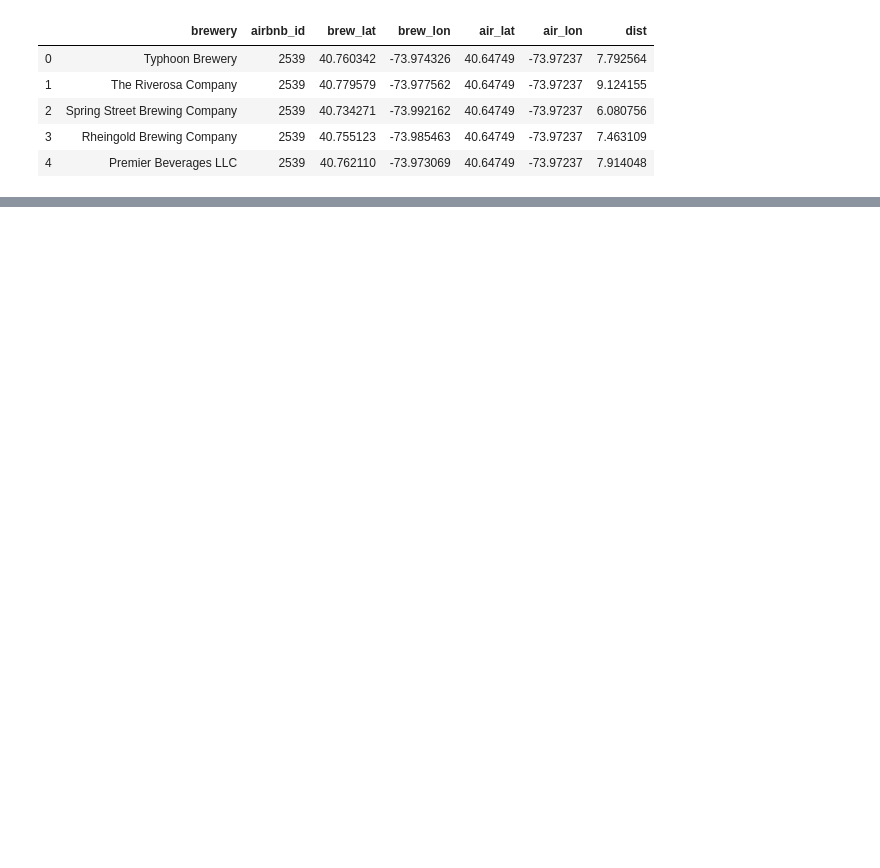
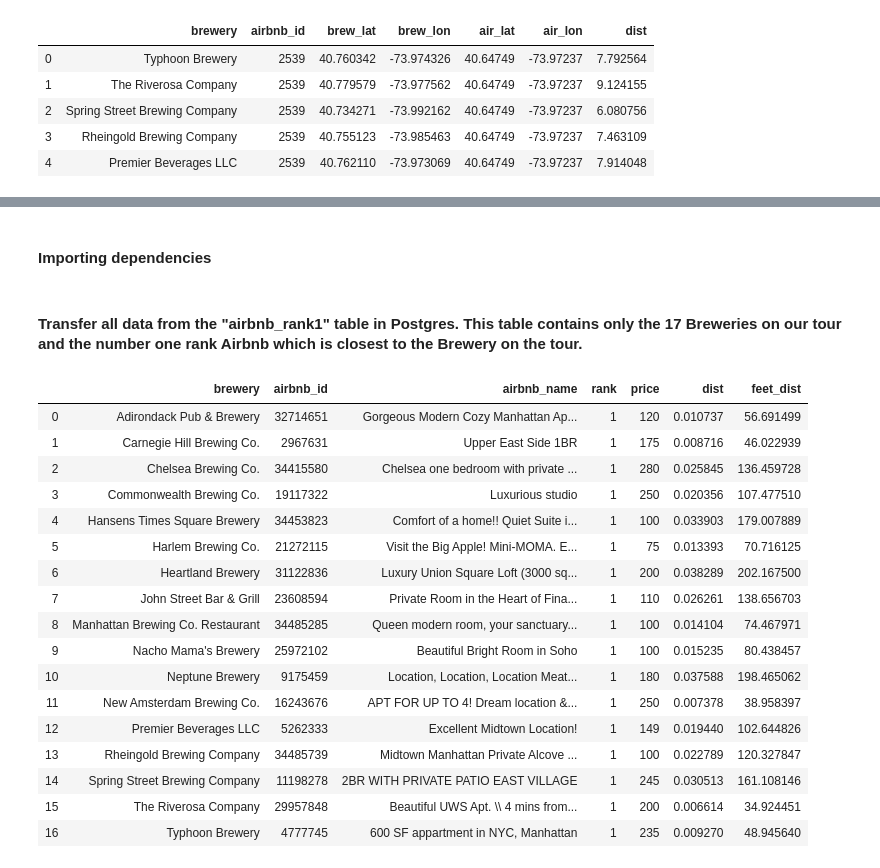
Before and after one commit to Kenneth-Edwards/ETL-Project_Brewery-Tour, a Jupyter notebook: ETL_PROJECT_Jupyter_geocoding.ipynb, the cells around one changed output, grey strips where cells are left out. Saved outputs shown, nothing was run; the diff lists cells and outputs as text; code cells hidden in the pictures; blank space fills up the shorter version.

Commit message:
Updates to Jupyter NB, SQL Query and added Heat Maps

```diff
--- a/ETL_PROJECT_Jupyter_geocoding.ipynb
+++ b/ETL_PROJECT_Jupyter_geocoding.ipynb
@@ -517,0 +551,2 @@ session.close()
+# %% [markdown]
+#### Importing dependencies
@@ -517,0 +568,30 @@ session.close()
+# %% [markdown]
+#### Transfer all data from the "airbnb_rank1" table in Postgres. This table contains only the 17 Breweries on our tour and the number one rank  Airbnb which is closest to the Brewery on the tour.
+# %%
+from postgreslogin import postgres_key
+
+MyPostLogin = postgres_key
+rds_connection_string = MyPostLogin
+engine = create_engine(f'postgresql://{rds_connection_string}')
+air_rank1_df = pd.read_sql_query('select * from airbnb_rank1', con=engine)
+# %%
+air_rank1_df
+# %% [output]
+|  | brewery | airbnb_id | airbnb_name | rank | price | dist | feet_dist |
+| 0 | Adirondack Pub & Brewery | 32714651 | Gorgeous Modern Cozy Manhattan Ap... | 1 | 120 | 0.010737 | 56.691499 |
+| 1 | Carnegie Hill Brewing Co. | 2967631 | Upper East Side 1BR | 1 | 175 | 0.008716 | 46.022939 |
+| 2 | Chelsea Brewing Co. | 34415580 | Chelsea one bedroom with private ... | 1 | 280 | 0.025845 | 136.459728 |
+| 3 | Commonwealth Brewing Co. | 19117322 | Luxurious studio | 1 | 250 | 0.020356 | 107.477510 |
+| 4 | Hansens Times Square Brewery | 34453823 | Comfort of a home!! Quiet Suite i... | 1 | 100 | 0.033903 | 179.007889 |
+| 5 | Harlem Brewing Co. | 21272115 | Visit the Big Apple! Mini-MOMA. E... | 1 | 75 | 0.013393 | 70.716125 |
+| 6 | Heartland Brewery | 31122836 | Luxury Union Square Loft (3000 sq... | 1 | 200 | 0.038289 | 202.167500 |
+| 7 | John Street Bar & Grill | 23608594 | Private Room in the Heart of Fina... | 1 | 110 | 0.026261 | 138.656703 |
+| 8 | Manhattan Brewing Co. Restaurant | 34485285 | Queen modern room, your sanctuary... | 1 | 100 | 0.014104 | 74.467971 |
+| 9 | Nacho Mama's Brewery | 25972102 | Beautiful Bright Room in Soho | 1 | 100 | 0.015235 | 80.438457 |
+| 10 | Neptune Brewery | 9175459 | Location, Location, Location Meat... | 1 | 180 | 0.037588 | 198.465062 |
+| 11 | New Amsterdam Brewing Co. | 16243676 | APT FOR UP TO 4! Dream location &... | 1 | 250 | 0.007378 | 38.958397 |
+| 12 | Premier Beverages LLC | 5262333 | Excellent Midtown Location! | 1 | 149 | 0.019440 | 102.644826 |
+| 13 | Rheingold Brewing Company | 34485739 | Midtown Manhattan Private Alcove ... | 1 | 100 | 0.022789 | 120.327847 |
+| 14 | Spring Street Brewing Company | 11198278 | 2BR WITH PRIVATE PATIO EAST VILLAGE | 1 | 245 | 0.030513 | 161.108146 |
+| 15 | The Riverosa Company | 29957848 | Beautiful UWS Apt. \\ 4 mins from... | 1 | 200 | 0.006614 | 34.924451 |
+| 16 | Typhoon Brewery | 4777745 | 600 SF appartment in NYC, Manhattan | 1 | 235 | 0.009270 | 48.945640 |
```
Also changed, not shown: parts of 62 cells of this notebook, 3 other files.
